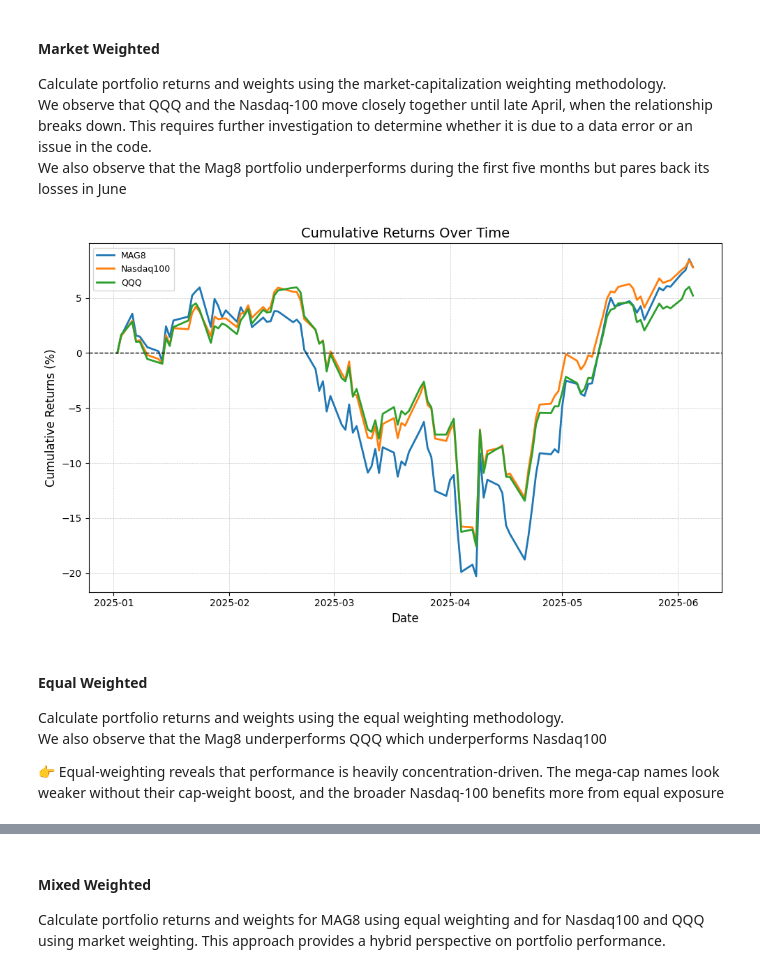
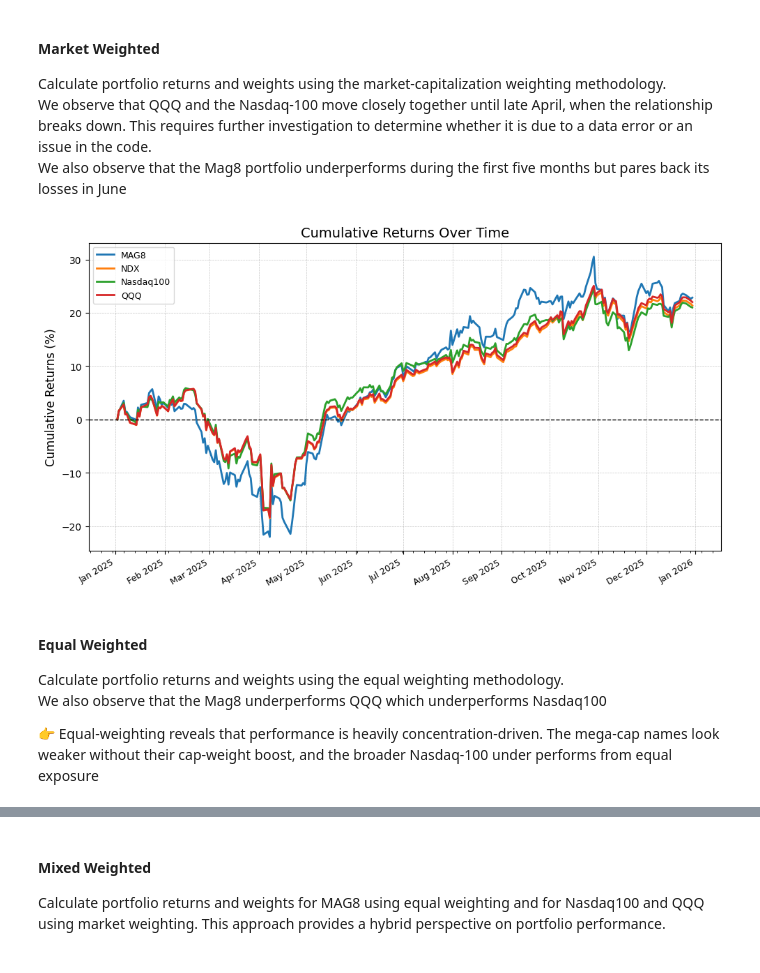
Before and after one commit to menonf/InvestmentManagement, a Jupyter notebook: toolkit/notebooks/backtest_research_demo.ipynb, the cells around one changed output, grey strips where cells are left out. Saved outputs shown, nothing was run; the diff lists cells and outputs as text; code cells hidden in the pictures.

```diff
--- a/toolkit/notebooks/backtest_research_demo.ipynb
+++ b/toolkit/notebooks/backtest_research_demo.ipynb
@@ -73,7 +72,7 @@ Database connection successful.
 Setting the analysis period for the backtest. These dates define the time window for all portfolio performance calculations and risk metrics.
 # %%
 start_date = "2025-01-02"
-end_date = "2025-06-06"
+end_date = "2025-12-31"
 # %% [markdown]
 ## 4. Portfolio Creation - Magnificent 8 Tech Stocks
 
@@ -204,39 +158,0 @@ Update the is_active flag to 1 for all NASDAQ constituent symbols in the table,
-# %%
-df_securities = database.read_security_master(orm_session=session, orm_engine=engine)
-missing_tickers = df_nasdaq[~df_nasdaq['symbol'].isin(df_securities['symbol'])]
-if missing_tickers.empty:
-    print("All Nasdaq constituents are already present in the security master.")
-else:
-    print("Missing Nasdaq tickers:")
-    new_records = [
-        database.SecurityMaster(
-            security_id = None,
-            symbol=row.symbol,
-            isin= None,
-            sedol= None,
-            cusip= None,
-            loanxid= None,
-            security_name = row.security_name,
-            country = 'United States',
-            currency = 'USD',
-            sector= row.sector,
-            industry=row.subSector,
-            security_type='Common Stock',
-            asset_class='Equity',
-            exchange_mic='XNAS',
-            is_active=1,
-            source_vendor='yahoo',
-            upsert_date= dt.datetime.now().strftime("%Y-%m-%d %H:%M:%S"),
-            upsert_by='demo notebook'
-        )
-        for _, row in missing_tickers.iterrows()
-    ]
-    session.add_all(new_records)
-    session.commit()
-    print(f"Inserted {len(new_records)} new records into SecurityMaster.")
-
-session.query(database.SecurityMaster)\
-.filter(database.SecurityMaster.symbol.in_(df_nasdaq['symbol'].tolist()))\
-.update({"is_active": 1}, synchronize_session=False)
-
-session.commit()
@@ -427,21 +422,21 @@ Calculate portfolio returns and weights using the market-capitalization weightin
 # %%
 from analytics.performance import performance_analytics as perf
 
-portfolio_short_names = ["Nasdaq100","MAG8","QQQ"]
+portfolio_short_names = ["QQQ","Nasdaq100","MAG8","NDX"]
 portfolio_market_data = database.get_portfolio_market_data(session, engine, start_date, end_date, portfolio_short_names)
-portfolio_asset_returns = perf.calculate_portfolio_constituent_returns(portfolio_market_data, "adj_close")["returns"]
+portfolio_asset_returns = perf.calculate_portfolio_constituent_returns(portfolio_market_data, "adj_close")["log_returns"]
 portfolio_asset_weights = perf.calculate_portfolio_constituent_weights(portfolio_market_data, "adj_close", "market_weighted")
 portfolio_return = (portfolio_asset_returns * portfolio_asset_weights).T.groupby(level=0).sum().T
 
 portfolio_total_return = portfolio_asset_returns * portfolio_asset_weights
 perf.plot_cumulative_returns(portfolio_total_return.T.groupby(level=0).sum().T)
 # %% [output]
-[figure, old version]
+[figure, new version]
 # %% [markdown]
 #### Equal Weighted
 
 Calculate portfolio returns and weights using the equal weighting methodology.<br>
 We also observe that the Mag8 underperforms QQQ which underperforms Nasdaq100</br>
 
-👉 Equal-weighting reveals that performance is heavily concentration-driven. The mega-cap names look weaker without their cap-weight boost, and the broader Nasdaq-100 benefits more from equal exposure
+👉 Equal-weighting reveals that performance is heavily concentration-driven. The mega-cap names look weaker without their cap-weight boost, and the broader Nasdaq-100 under performs from equal exposure
 # %%
```
Also changed, not shown: parts of 17 cells of this notebook, 25 other files.
